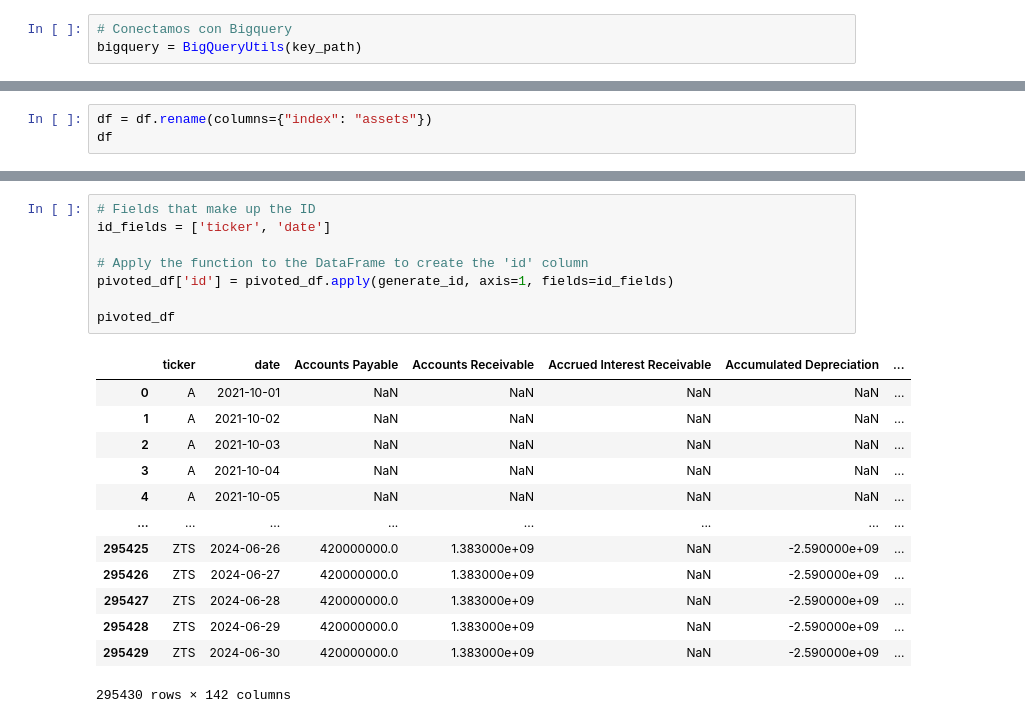
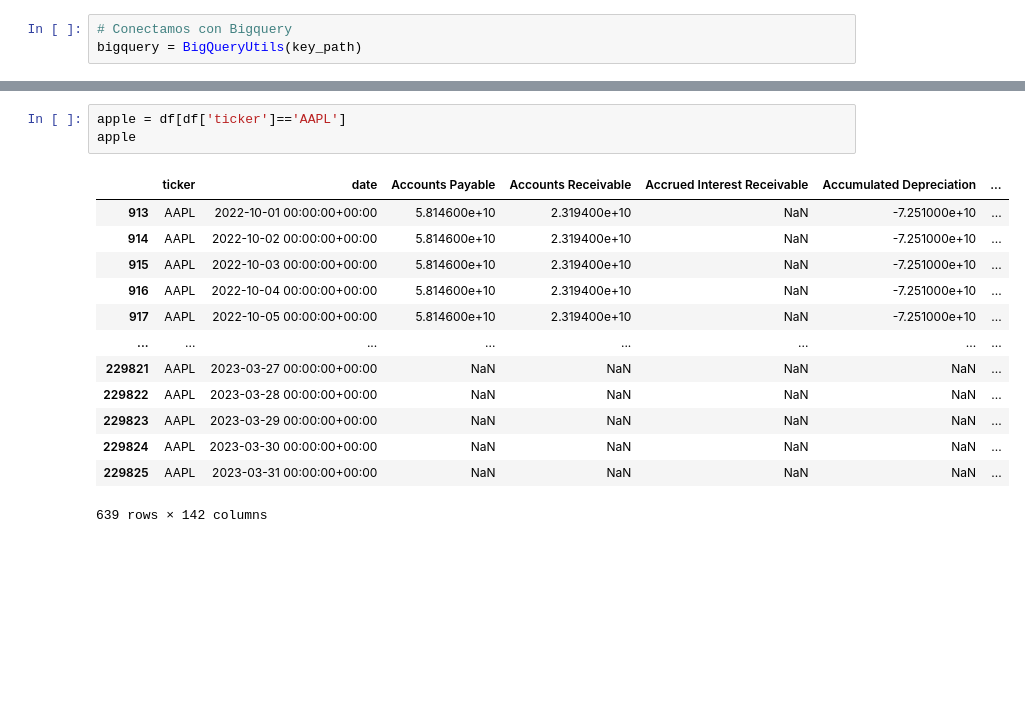
Before and after one commit to cmatoses/financialkeepcoders, a Jupyter notebook: silver_ticker_quarterly_balance_sheet.ipynb, the cells around one changed output, grey strips where cells are left out. Cells and saved outputs as stored; diff of their text form; blank space fills up the shorter version.

```diff
--- a/silver_ticker_quarterly_balance_sheet.ipynb
+++ b/silver_ticker_quarterly_balance_sheet.ipynb
@@ -53,3 +50,0 @@ df
-# %%
-df = df.rename(columns={"index": "assets"})
-df
@@ -213,22 +51,17 @@ memory usage: 317.8+ MB
-# %%
-# Fields that make up the ID
-id_fields = ['ticker', 'date']
-
-# Apply the function to the DataFrame to create the 'id' column
-pivoted_df['id'] = pivoted_df.apply(generate_id, axis=1, fields=id_fields)
-
-pivoted_df
-# %% [output]
-|  | ticker | date | Accounts Payable | Accounts Receivable | Accrued Interest Receivable | Accumulated Depreciation | ... |
-| 0 | A | 2021-10-01 | NaN | NaN | NaN | NaN | ... |
-| 1 | A | 2021-10-02 | NaN | NaN | NaN | NaN | ... |
-| 2 | A | 2021-10-03 | NaN | NaN | NaN | NaN | ... |
-| 3 | A | 2021-10-04 | NaN | NaN | NaN | NaN | ... |
-| 4 | A | 2021-10-05 | NaN | NaN | NaN | NaN | ... |
-| ... | ... | ... | ... | ... | ... | ... | ... |
-| 295425 | ZTS | 2024-06-26 | 420000000.0 | 1.383000e+09 | NaN | -2.590000e+09 | ... |
-| 295426 | ZTS | 2024-06-27 | 420000000.0 | 1.383000e+09 | NaN | -2.590000e+09 | ... |
-| 295427 | ZTS | 2024-06-28 | 420000000.0 | 1.383000e+09 | NaN | -2.590000e+09 | ... |
-| 295428 | ZTS | 2024-06-29 | 420000000.0 | 1.383000e+09 | NaN | -2.590000e+09 | ... |
-| 295429 | ZTS | 2024-06-30 | 420000000.0 | 1.383000e+09 | NaN | -2.590000e+09 | ... |
-295430 rows × 142 columns
+# %%
+apple = df[df['ticker']=='AAPL']
+apple
+# %% [output]
+|  | ticker | date | Accounts Payable | Accounts Receivable | Accrued Interest Receivable | Accumulated Depreciation | ... |
+| 913 | AAPL | 2022-10-01 00:00:00+00:00 | 5.814600e+10 | 2.319400e+10 | NaN | -7.251000e+10 | ... |
+| 914 | AAPL | 2022-10-02 00:00:00+00:00 | 5.814600e+10 | 2.319400e+10 | NaN | -7.251000e+10 | ... |
+| 915 | AAPL | 2022-10-03 00:00:00+00:00 | 5.814600e+10 | 2.319400e+10 | NaN | -7.251000e+10 | ... |
+| 916 | AAPL | 2022-10-04 00:00:00+00:00 | 5.814600e+10 | 2.319400e+10 | NaN | -7.251000e+10 | ... |
+| 917 | AAPL | 2022-10-05 00:00:00+00:00 | 5.814600e+10 | 2.319400e+10 | NaN | -7.251000e+10 | ... |
+| ... | ... | ... | ... | ... | ... | ... | ... |
+| 229821 | AAPL | 2023-03-27 00:00:00+00:00 | NaN | NaN | NaN | NaN | ... |
+| 229822 | AAPL | 2023-03-28 00:00:00+00:00 | NaN | NaN | NaN | NaN | ... |
+| 229823 | AAPL | 2023-03-29 00:00:00+00:00 | NaN | NaN | NaN | NaN | ... |
+| 229824 | AAPL | 2023-03-30 00:00:00+00:00 | NaN | NaN | NaN | NaN | ... |
+| 229825 | AAPL | 2023-03-31 00:00:00+00:00 | NaN | NaN | NaN | NaN | ... |
+639 rows × 142 columns
```
Also changed, not shown: parts of 11 cells of this notebook, 4 other files.
